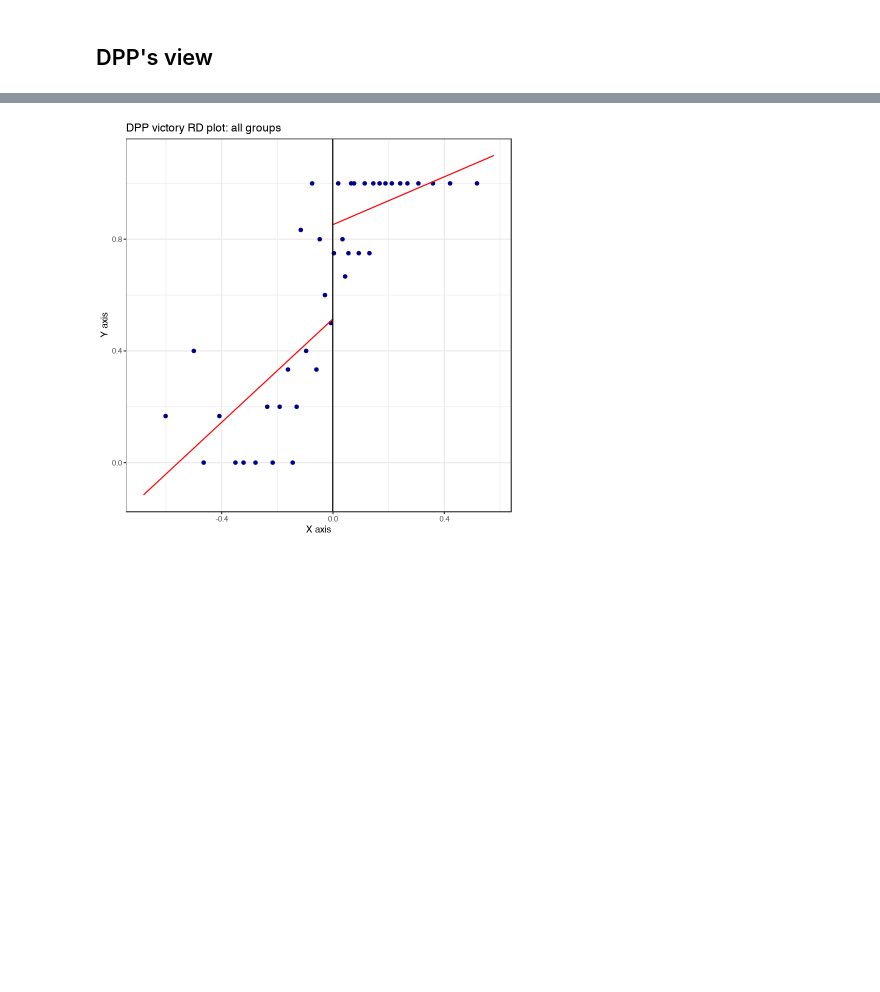
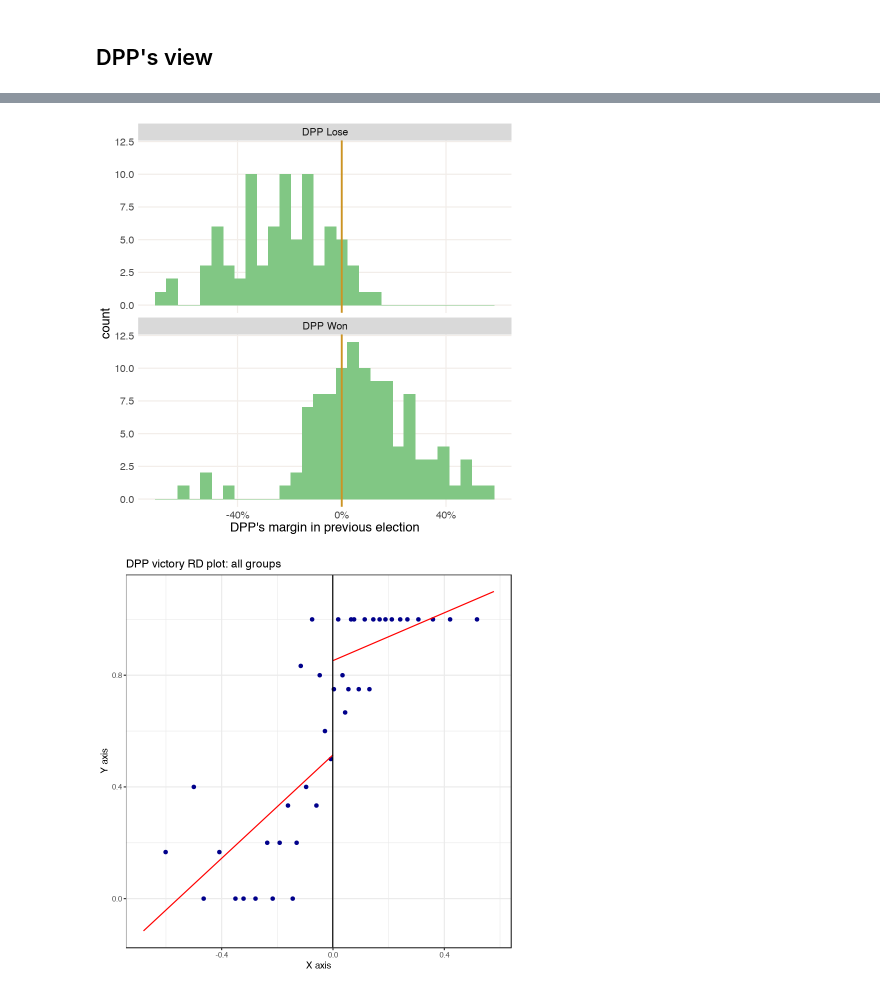
Before and after one commit to missmoss/vote-blog, a Jupyter notebook: _notebooks/2020-04-12- incumbency-advantage.ipynb, the cells around one changed output, grey strips where cells are left out. Drawn from its saved outputs; the diff is of its cells as text; code cells hidden in the pictures; blank space fills up the shorter version.

```diff
--- a/_notebooks/2020-04-12- incumbency-advantage.ipynb
+++ b/_notebooks/2020-04-12- incumbency-advantage.ipynb
@@ -114,3 +109,21 @@ Warning message:
+# %%
+#collapse-hide
+dt %>%
+filter(!is.na(margin_all_DPP_pos_last)) %>%
+mutate(DPP_elected = ifelse(DPP_elected == TRUE, "DPP Won", "DPP Lose")) %>%
+ggplot() +
+geom_histogram(aes(x = margin_all_DPP_pos_last), fill = "#81C784", bins = 30) +
+geom_vline(xintercept = 0, color = "#CC9423", size = 0.8) +
+scale_x_continuous(labels = scales::percent) +
+labs(x = "DPP's margin in previous election") +
+facet_wrap(~DPP_elected, nrow = 2) +
+theme(text = element_text(size = 15),
+      axis.ticks = element_blank(),
+      panel.background = element_rect(fill = NA),
+      panel.grid.major = element_line(colour = "#F2EDE9"),
+      panel.grid.minor = element_blank())
+# %% [output]
+[figure, added]
 # %%
 #collapse-hide
 Y <- dt$DPP_elected
```
Also changed, not shown: parts of 7 cells of this notebook.
